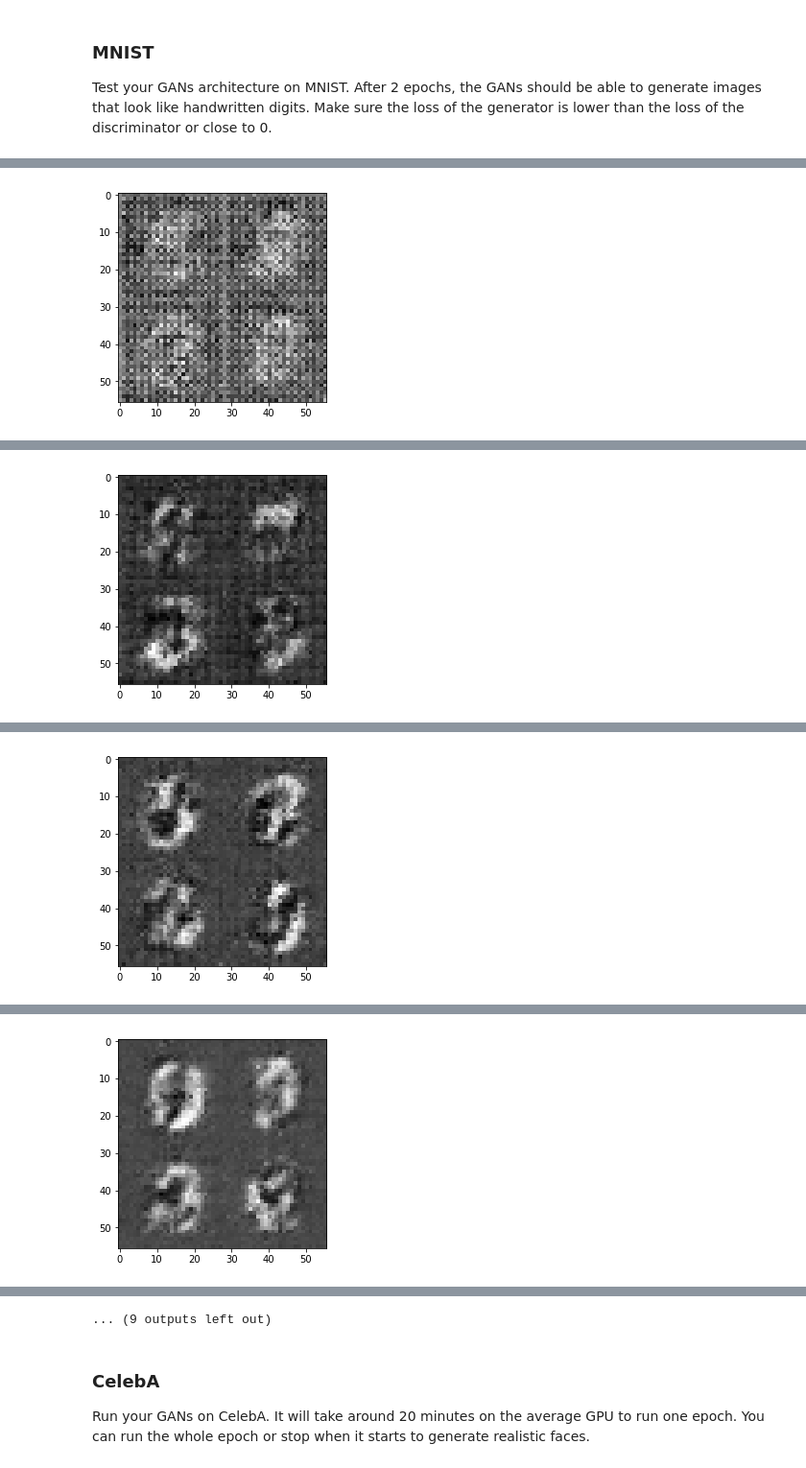
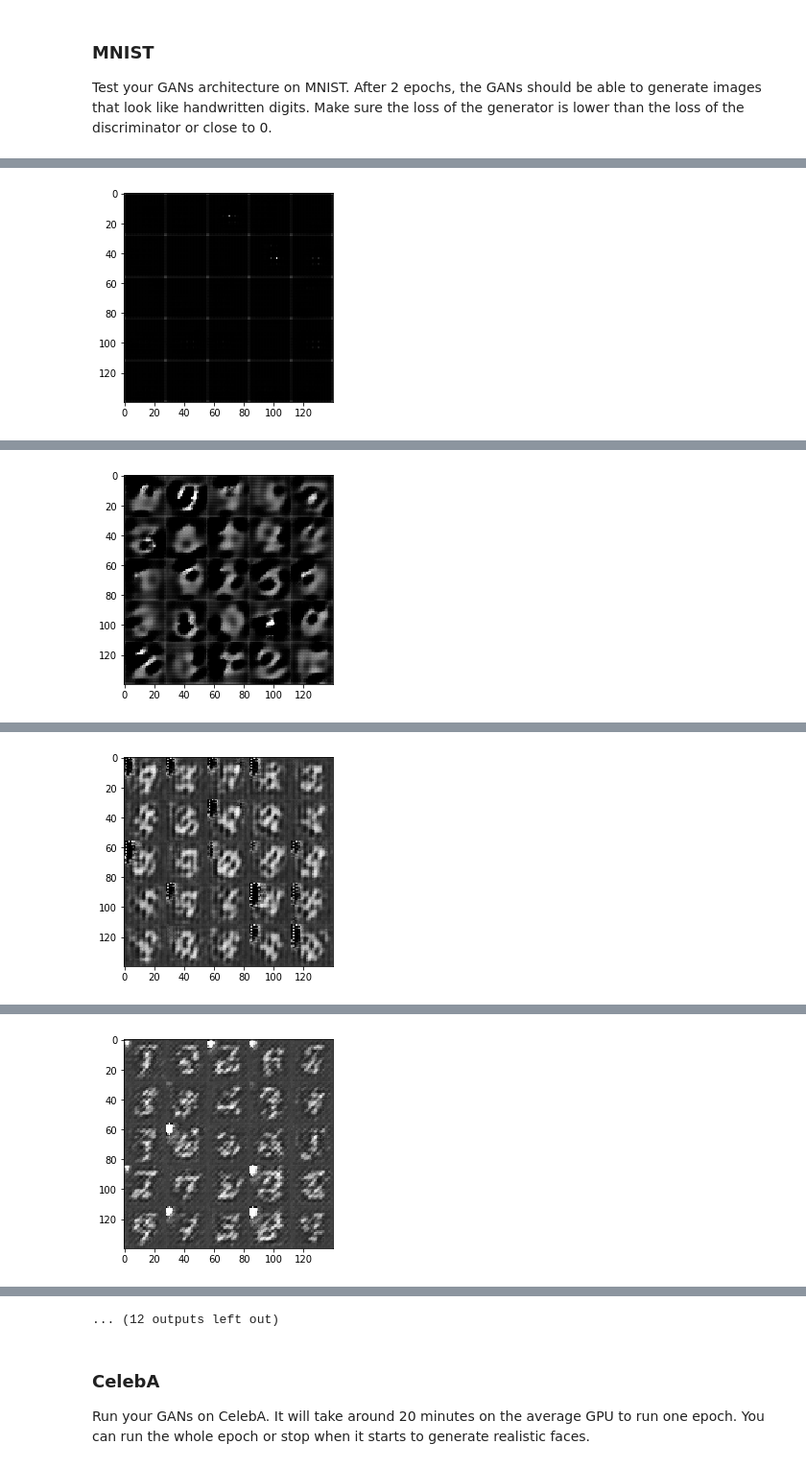
Before and after one commit to sicotfre/deep-learning, a Jupyter notebook: face_generation/dlnd_face_generation.ipynb, the cells around one changed output, grey strips where cells are left out. Shown at 96% size. Cells and saved outputs as stored; diff of their text form; code cells hidden in the pictures.

```diff
--- a/face_generation/dlnd_face_generation.ipynb
+++ b/face_generation/dlnd_face_generation.ipynb
@@ -138,4 +132,8 @@ It was originally created here:
 Tests Passed
+# %%
+# some hyperparameters as global variables
+alpha = 0.1  # leaky ReLU
+filter_size = 5  # filter size
 # %% [markdown]
 ### Discriminator
 Implement `discriminator` to create a discriminator neural network that discriminates on `images`.  This function should be able to reuse the variables in the neural network.  Use [`tf.variable_scope`](https://www.tensorflow.org/api_docs/python/tf/variable_scope) with a scope name of "discriminator" to allow the variables to be reused.  The function should return a tuple of (tensor output of the discriminator, tensor logits of the discriminator).
@@ -150,25 +148,31 @@ def discriminator(images, reuse=False):
     :param reuse: Boolean if the weights should be reused
     :return: Tuple of (tensor output of the discriminator, tensor logits of the discriminator)
     """
-    alpha = 0.2
 
     with tf.variable_scope('discriminator', reuse=reuse):
 
         # first layer: convolution + lrelu (no batch normalization)
         # Input layer is 28x28x[1 or 3]
-        x1 = tf.layers.conv2d(images, 64, 3, strides=2, padding='same')
+        x1 = tf.layers.conv2d(images, 64, filter_size, strides=2, padding='same')
         relu1 = tf.maximum(alpha * x1, x1)
         # now 14x14x64
 
-        # fi2ndrst layer: convolution + batch normalization + lrelu
+        # 2nd layer: convolution + batch normalization + lrelu
         # Input layer is 14x14x64
-        x2 = tf.layers.conv2d(relu1, 128, 3, strides=2, padding='same')
+        x2 = tf.layers.conv2d(relu1, 128, filter_size, strides=2, padding='same')
         bn2 = tf.layers.batch_normalization(x2, training=True)
         relu2 = tf.maximum(alpha * bn2, bn2)
         # 7x7x128
 
+        # third layer: convolution + batch normalization + lrelu
+        # Input layer is 7x7x128
+        x3 = tf.layers.conv2d(relu2, 256, filter_size, strides=2, padding='same')
+        bn3 = tf.layers.batch_normalization(x3, training=True)
+        relu3 = tf.maximum(alpha * x3, x3)
+        # 4x4x256
+
         # Flatten it
-        flat = tf.reshape(relu2, (-1, 7 * 7 * 128))
+        flat = tf.reshape(relu3, (-1, 4 * 4 * 256))
         logits = tf.layers.dense(flat, 1)
         out = tf.sigmoid(logits)
 
@@ -196,7 +200,6 @@ def generator(z, out_channel_dim, is_train=True):
 
     # reuse weights when infering (not training), reuse is the logical not of training
     reuse = not is_train
-    alpha = 0.2
 
     with tf.variable_scope('generator', reuse=reuse):
         # First fully connected layer
@@ -208,13 +211,18 @@ def generator(z, out_channel_dim, is_train=True):
         x1 = tf.maximum(alpha * x1, x1)
         # 7x7x512 now
 
-        x2 = tf.layers.conv2d_transpose(x1, 128, 3, strides=2, padding='same')
+        x2 = tf.layers.conv2d_transpose(x1, 256, filter_size, strides=2, padding='same')
         x2 = tf.layers.batch_normalization(x2, training=is_train)
         x2 = tf.maximum(alpha * x2, x2)
         # 14x14x128 now
 
+        x3 = tf.layers.conv2d_transpose(x2, 128, filter_size, strides=2, padding='same')
+        x3 = tf.layers.batch_normalization(x3, training=is_train)
+        x3 = tf.maximum(alpha * x3, x3)
+        # 14x14x128 now
+
         # no batch norm nor activation in the last layer of generator
-        logits = tf.layers.conv2d_transpose(x2, out_channel_dim, 3, strides=2, padding='same')
+        logits = tf.layers.conv2d_transpose(x3, out_channel_dim, 3, strides=1, padding='same')
         # 28x28xout_channel_dim now
 
         out = tf.tanh(logits)
@@ -403,14 +411,14 @@ def train(epoch_count, batch_size, z_dim, learning_rate, beta1, get_batches, dat
                     losses.append((train_loss_d, train_loss_g))
 
                 if steps % show_every == 0:
-                    show_generator_output(sess, 4, inputs_z, channel_dim, data_image_mode)
+                    show_generator_output(sess, 25, inputs_z, channel_dim, data_image_mode)
 # %% [markdown]
 ### MNIST
 Test your GANs architecture on MNIST.  After 2 epochs, the GANs should be able to generate images that look like handwritten digits.  Make sure the loss of the generator is lower than the loss of the discriminator or close to 0.
 # %%
-batch_size = 64
-z_dim = 100
-learning_rate = 1.e-4
+batch_size = 128
+z_dim = 128
+learning_rate = 1.e-3
 beta1 = 0.5
 
 
@@ -437 +445 @@ Epoch 1/2... Discriminator Loss: 1.5496... Generator Loss: 0.7409
-[figure, old version]
+[figure, new version]
@@ -448 +456 @@ Epoch 1/2... Discriminator Loss: 1.1951... Generator Loss: 0.9345
-[figure, old version]
+[figure, new version]
@@ -459 +467 @@ Epoch 1/2... Discriminator Loss: 1.1379... Generator Loss: 0.9179
-[figure, old version]
+[figure, new version]
@@ -470 +478 @@ Epoch 1/2... Discriminator Loss: 0.9464... Generator Loss: 1.0863
-[figure, old version]
+[figure, new version]
@@ -493,4 +501,4 @@ Epoch 1/2... Discriminator Loss: 0.7245... Generator Loss: 1.4830
-... (9 outputs left out)
+... (12 outputs left out)
 # %% [markdown]
 ### CelebA
 Run your GANs on CelebA.  It will take around 20 minutes on the average GPU to run one epoch.  You can run the whole epoch or stop when it starts to generate realistic faces.
```
Also changed, not shown: parts of 6 cells of this notebook.
